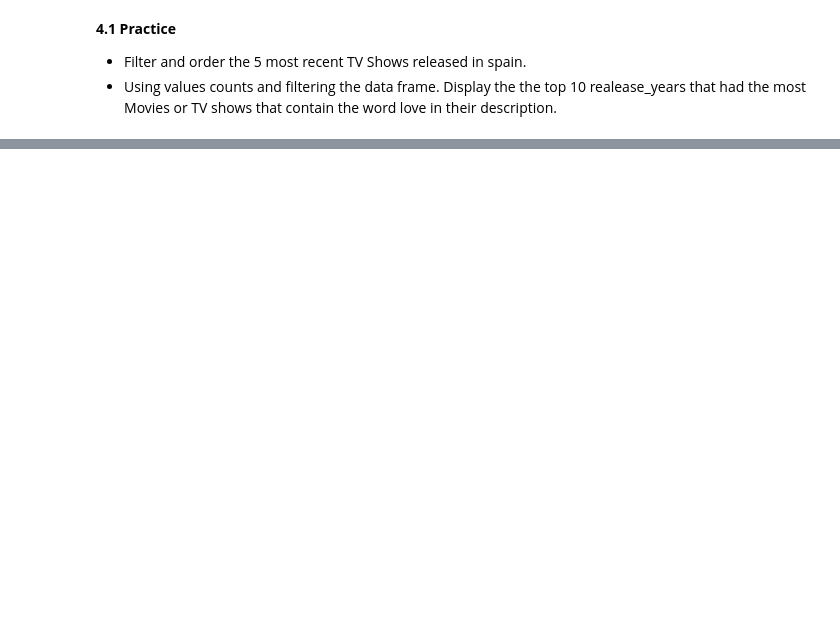
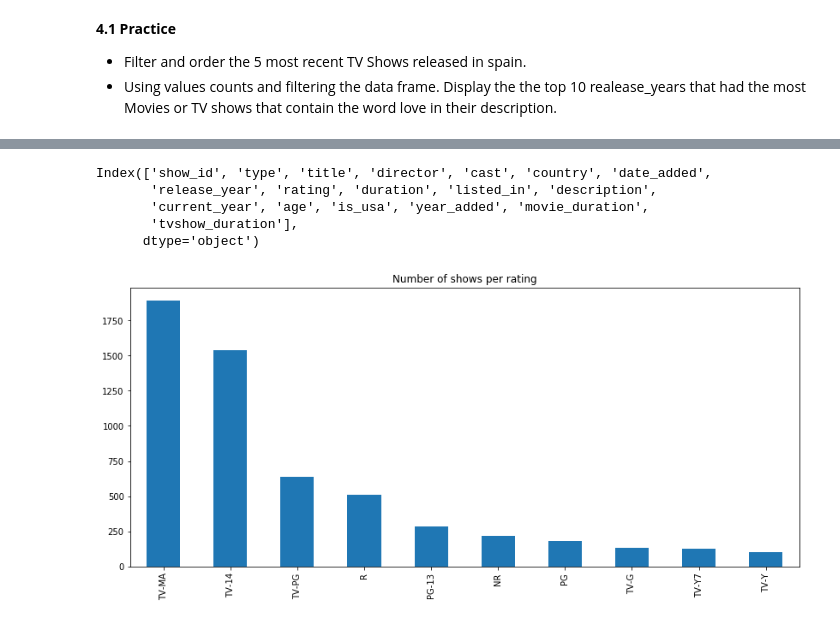
Before and after one commit to berkurka/python_lessons, a Jupyter notebook: Class 2/2.0-basic-pandas.ipynb, the cells around one changed output, grey strips where cells are left out. Saved outputs shown, nothing was run; the diff lists cells and outputs as text; code cells hidden in the pictures; blank space fills up the shorter version.

```diff
--- a/Class 2/2.0-basic-pandas.ipynb
+++ b/Class 2/2.0-basic-pandas.ipynb
@@ -263,0 +680,14 @@ sales
+# %%
+df.columns
+# %% [output]
+Index(['show_id', 'type', 'title', 'director', 'cast', 'country', 'date_added',
+       'release_year', 'rating', 'duration', 'listed_in', 'description',
+       'current_year', 'age', 'is_usa', 'year_added', 'movie_duration',
+       'tvshow_duration'],
+      dtype='object')
+# %%
+# Top 10 Ratings
+df['rating'].value_counts().head(10).plot(kind="bar", fontsize=10, figsize =(14,6)
+        , title='Number of shows per rating');
+# %% [output]
+[figure, added]
```
Also changed, not shown: parts of 105 cells of this notebook, 1 other file.
